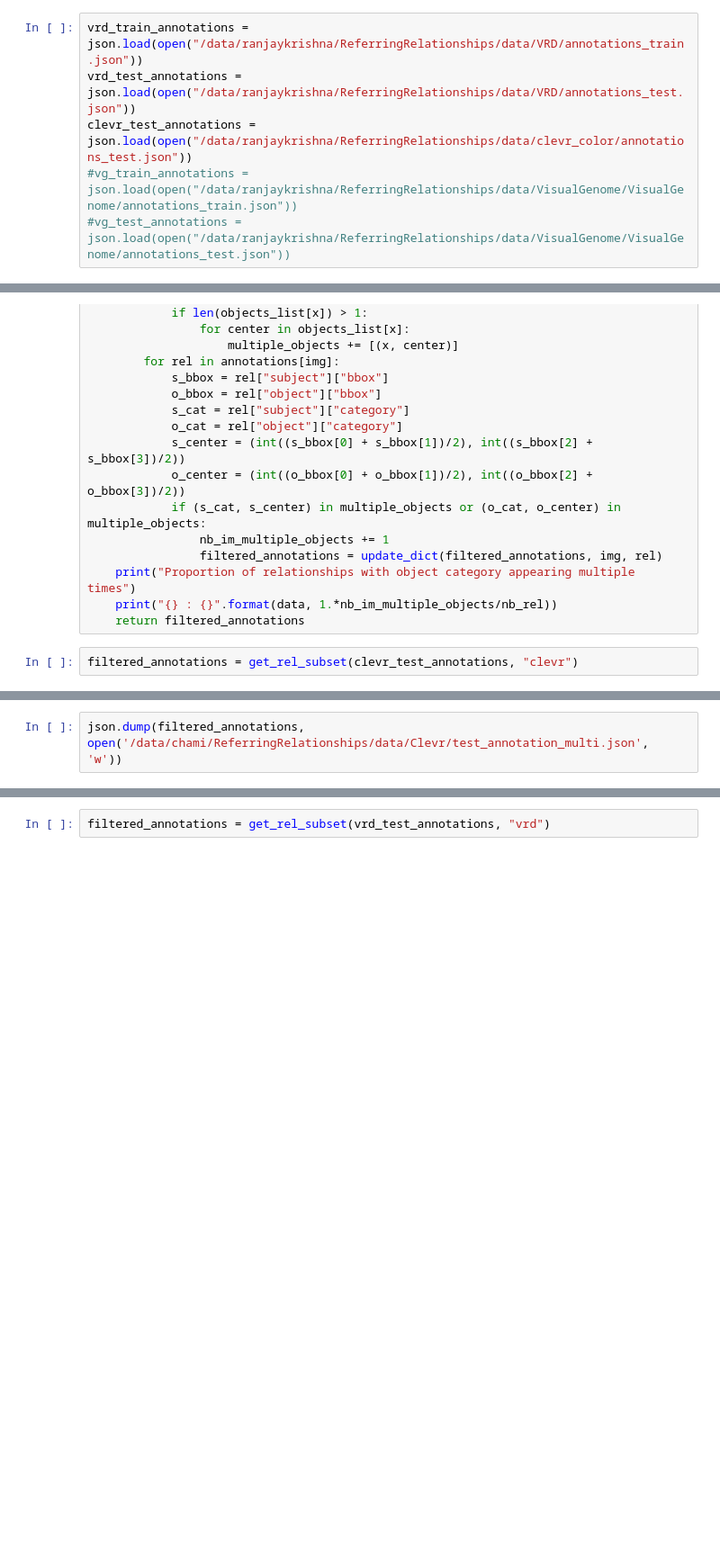
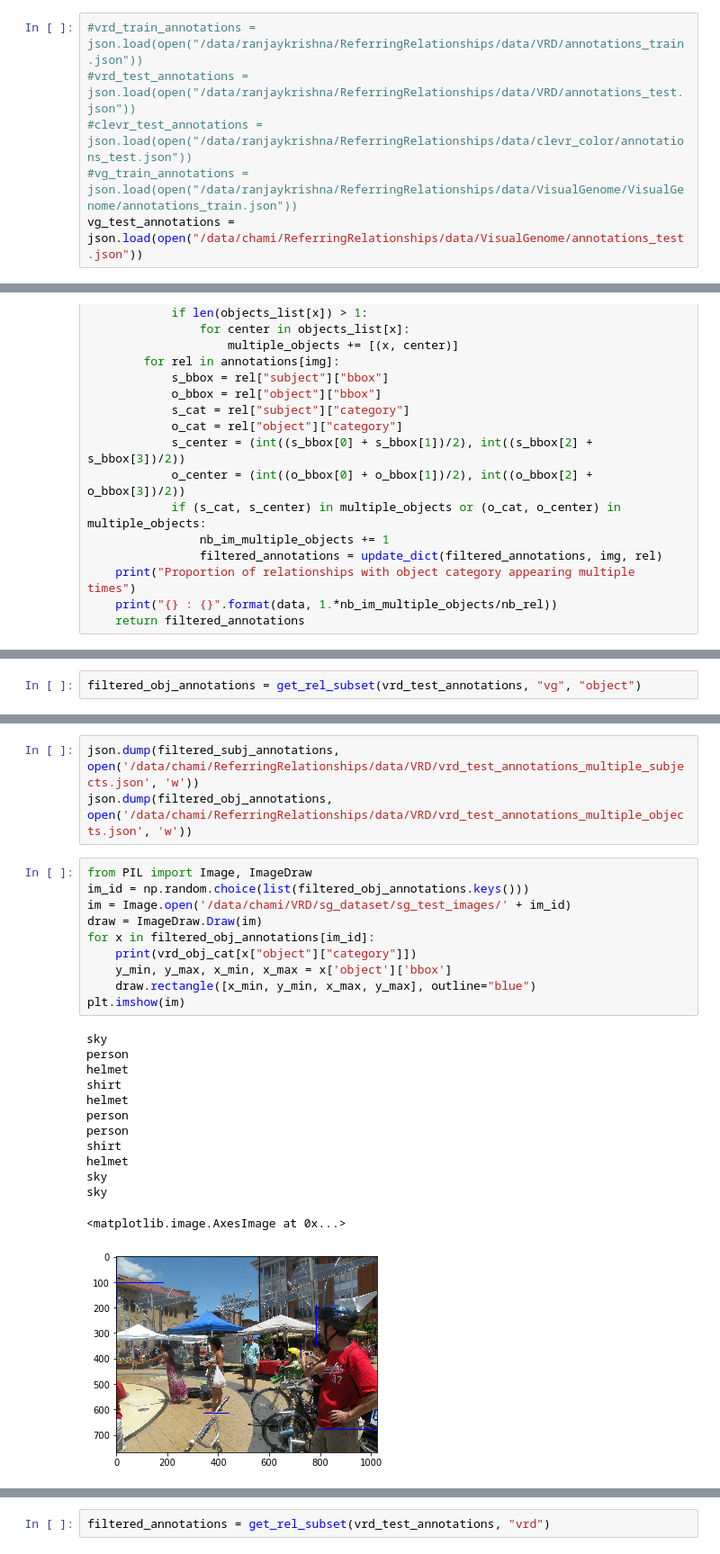
Before and after one commit to StanfordVL/ReferringRelationships, a Jupyter notebook: dataset_statistics.ipynb, the cells around one changed output, grey strips where cells are left out. Shown at 90% size. Cells and saved outputs as stored; diff of their text form; blank space fills up the shorter version.

```diff
--- a/dataset_statistics.ipynb
+++ b/dataset_statistics.ipynb
@@ -12,10 +12,10 @@ from utils.visualization_utils import get_dict
 # %% [output]
 Using TensorFlow backend.
 # %%
-vrd_train_annotations = json.load(open("/data/ranjaykrishna/ReferringRelationships/data/VRD/annotations_train.json"))
-vrd_test_annotations = json.load(open("/data/ranjaykrishna/ReferringRelationships/data/VRD/annotations_test.json"))
-clevr_test_annotations = json.load(open("/data/ranjaykrishna/ReferringRelationships/data/clevr_color/annotations_test.json"))
+#vrd_train_annotations = json.load(open("/data/ranjaykrishna/ReferringRelationships/data/VRD/annotations_train.json"))
+#vrd_test_annotations = json.load(open("/data/ranjaykrishna/ReferringRelationships/data/VRD/annotations_test.json"))
+#clevr_test_annotations = json.load(open("/data/ranjaykrishna/ReferringRelationships/data/clevr_color/annotations_test.json"))
 #vg_train_annotations = json.load(open("/data/ranjaykrishna/ReferringRelationships/data/VisualGenome/VisualGenome/annotations_train.json"))
-#vg_test_annotations = json.load(open("/data/ranjaykrishna/ReferringRelationships/data/VisualGenome/VisualGenome/annotations_test.json"))
+vg_test_annotations = json.load(open("/data/chami/ReferringRelationships/data/VisualGenome/annotations_test.json"))
 # %%
 vrd_obj_cat = json.load(open("/data/ranjaykrishna/ReferringRelationships/data/VRD/objects.json"))
@@ -131,5 +131,3 @@ def get_rel_subset(annotations, data):
     print("Proportion of relationships with object category appearing multiple times")
     print("{} : {}".format(data, 1.*nb_im_multiple_objects/nb_rel))
     return filtered_annotations
-# %%
-filtered_annotations = get_rel_subset(clevr_test_annotations, "clevr")
@@ -138,0 +205,2 @@ clevr : 0.8177356596776401
+# %%
+filtered_obj_annotations = get_rel_subset(vrd_test_annotations, "vg", "object")
@@ -139,2 +210,27 @@ clevr : 0.8177356596776401
 # %%
-json.dump(filtered_annotations, open('/data/chami/ReferringRelationships/data/Clevr/test_annotation_multi.json', 'w'))
+json.dump(filtered_subj_annotations, open('/data/chami/ReferringRelationships/data/VRD/vrd_test_annotations_multiple_subjects.json', 'w'))
+json.dump(filtered_obj_annotations, open('/data/chami/ReferringRelationships/data/VRD/vrd_test_annotations_multiple_objects.json', 'w'))
+# %%
+from PIL import Image, ImageDraw
+im_id = np.random.choice(list(filtered_obj_annotations.keys()))
+im = Image.open('/data/chami/VRD/sg_dataset/sg_test_images/' + im_id)
+draw = ImageDraw.Draw(im)
+for x in filtered_obj_annotations[im_id]:
+    print(vrd_obj_cat[x["object"]["category"]])
+    y_min, y_max, x_min, x_max = x['object']['bbox']
+    draw.rectangle([x_min, y_min, x_max, y_max], outline="blue")
+plt.imshow(im)
+# %% [output]
+sky
+person
+helmet
+shirt
+helmet
+person
+person
+shirt
+helmet
+sky
+sky
+<matplotlib.image.AxesImage at 0x...>
+[figure, added]
```
Also changed, not shown: parts of 6 cells of this notebook, 8 other files.
